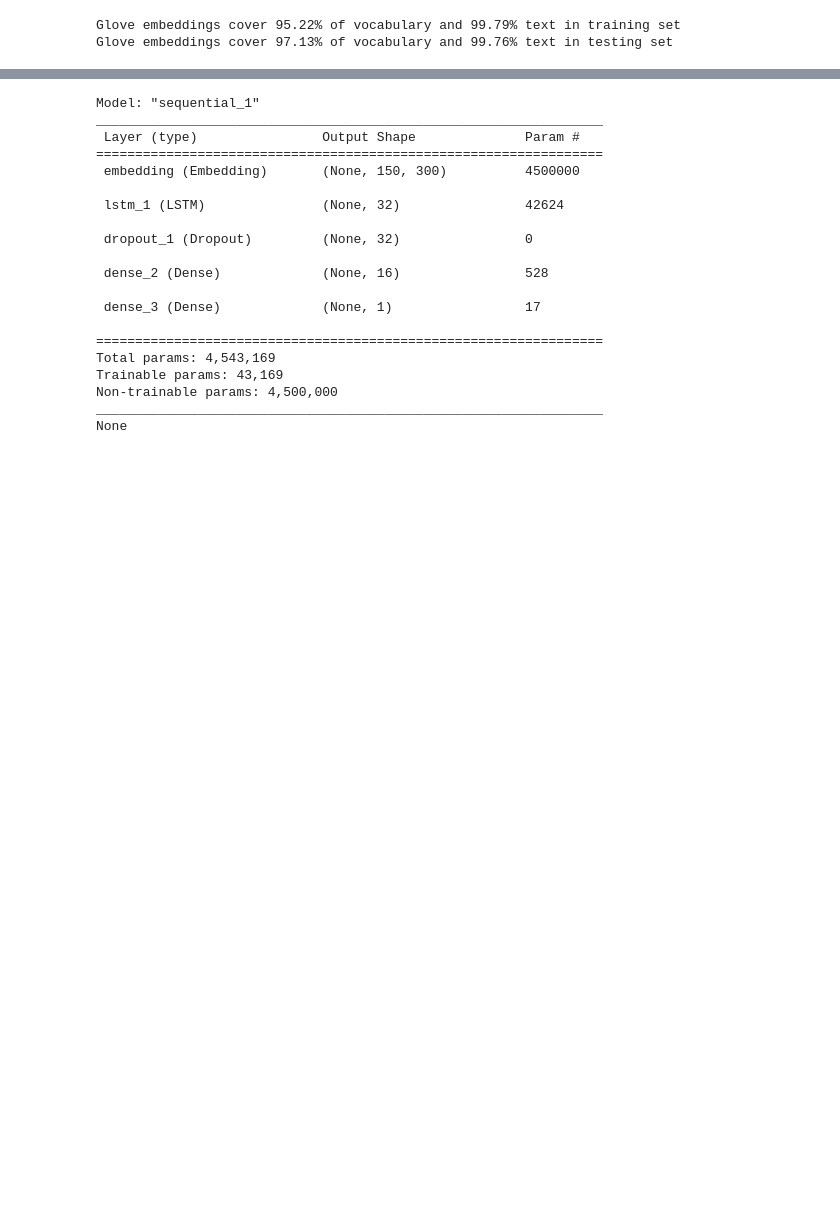
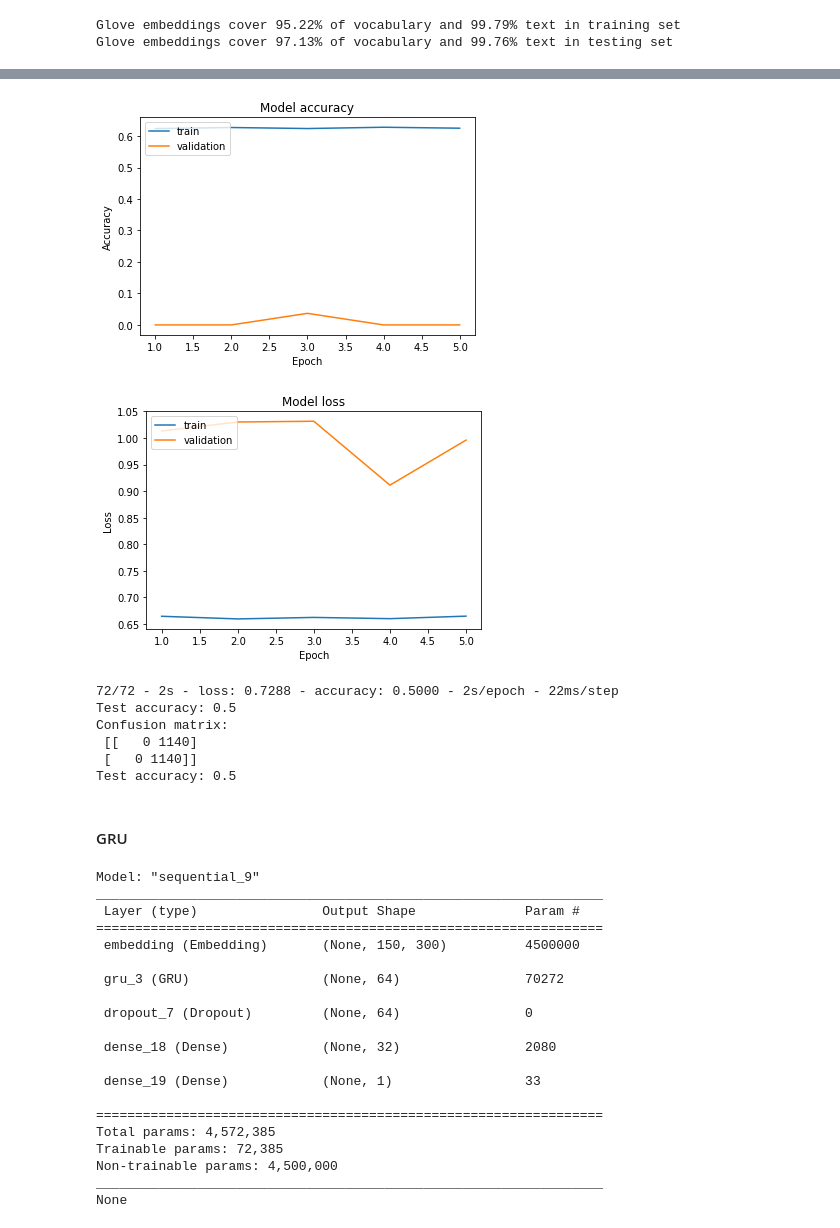
Before and after one commit to azwidodo/Tugas-Akhir-5, a Jupyter notebook: 05_rnn.ipynb, the cells around one changed output, grey strips where cells are left out. Drawn from its saved outputs; the diff is of its cells as text; code cells hidden in the pictures; blank space fills up the shorter version.

```diff
--- a/05_rnn.ipynb
+++ b/05_rnn.ipynb
@@ -142,0 +139,10 @@ del(embedding_matrix)
+# %%
+model = Sequential()
+model.add(embedding_layer)
+model.add(LSTM(64))
+# model.add(Dropout(0.2))
+model.add(Dense(16, activation="relu"))
+# model.add(Dropout(0.2))
+model.add(Dense(1, activation='sigmoid'))
+
+print(model.summary())
@@ -142,0 +168,17 @@ del(embedding_matrix)
+# %%
+# Compile model
+
+EPOCHS = 5
+LEARNING_RATE = 0.002
+
+optimizer = Adam(learning_rate=LEARNING_RATE)
+
+model.compile(optimizer=optimizer, loss="binary_crossentropy", metrics=["accuracy"])
+
+# Fit model
+
+BATCH_SIZE = 64
+
+# callbacks = [EarlyStopping(monitor='val_loss')]
+
+history = model.fit(x_train_padded, ytrain, batch_size=BATCH_SIZE, epochs=EPOCHS, verbose=1, validation_split=0.2)
@@ -143,30 +196,57 @@ del(embedding_matrix)
+# %%
+# Plot accuracy and loss
+
+plot_history(history)
+
+# Evaluate model
+
+loss, accuracy = model.evaluate(x_test_padded, ytest, verbose=2)
+
+print(f"Test accuracy: {accuracy}")
+
+_y_pred = model.predict(x_test_padded)
+y_pred = np.round(_y_pred)
+
+print(f"Confusion matrix: \n {confusion_matrix(ytest, y_pred)}")
+print(f"Test accuracy: {accuracy_score(ytest, y_pred)}")
+# %% [output]
+[figure, added]
+[figure, added]
+72/72 - 2s - loss: 0.7288 - accuracy: 0.5000 - 2s/epoch - 22ms/step
+Test accuracy: 0.5
+Confusion matrix:
+ [[   0 1140]
+ [   0 1140]]
+Test accuracy: 0.5
+# %% [markdown]
+#### GRU
 # %%
 model = Sequential()
 model.add(embedding_layer)
-model.add(LSTM(32))
+model.add(GRU(64))
 model.add(Dropout(0.2))
-model.add(Dense(16, activation="relu"))
+model.add(Dense(32, activation="relu"))
 model.add(Dense(1, activation='sigmoid'))
 
 print(model.summary())
 # %% [output]
-Model: "sequential_1"
+Model: "sequential_9"
 _________________________________________________________________
  Layer (type)                Output Shape              Param #
 =================================================================
  embedding (Embedding)       (None, 150, 300)          4500000
 
- lstm_1 (LSTM)               (None, 32)                42624
+ gru_3 (GRU)                 (None, 64)                70272
 
- dropout_1 (Dropout)         (None, 32)                0
+ dropout_7 (Dropout)         (None, 64)                0
 
- dense_2 (Dense)             (None, 16)                528
+ dense_18 (Dense)            (None, 32)                2080
 
- dense_3 (Dense)             (None, 1)                 17
+ dense_19 (Dense)            (None, 1)                 33
 
 =================================================================
-Total params: 4,543,169
-Trainable params: 43,169
+Total params: 4,572,385
+Trainable params: 72,385
 Non-trainable params: 4,500,000
 _________________________________________________________________
 None
```
Also changed, not shown: parts of 18 cells of this notebook, 5 other files.
